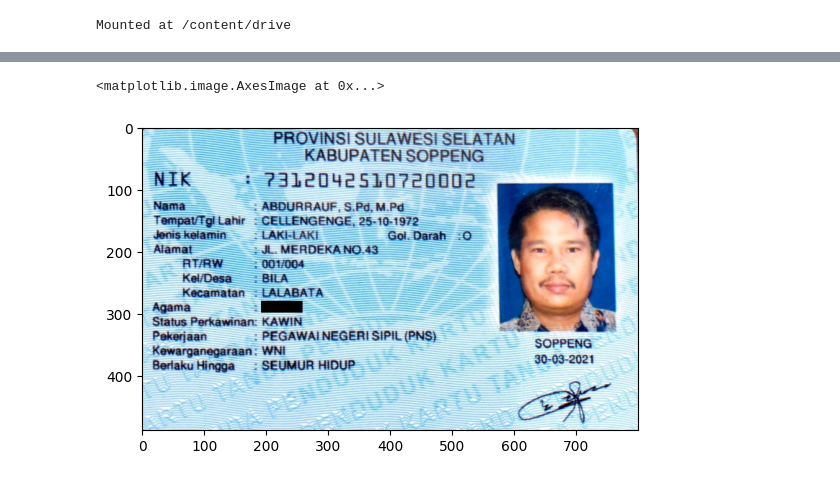
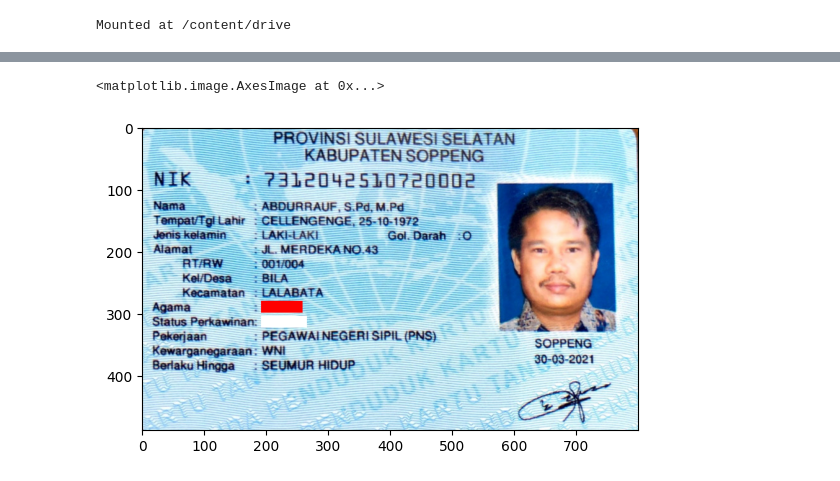
Before and after one commit to mochammadcholilurrokhman/PCVK_Ganjil_Mochammad-Cholilur-Rokhman, a Jupyter notebook: kelompokTugas2.ipynb, the cells around one changed output, grey strips where cells are left out. Saved outputs shown, nothing was run; the diff lists cells and outputs as text; code cells hidden in the pictures.

```diff
--- a/kelompokTugas2.ipynb
+++ b/kelompokTugas2.ipynb
@@ -27,6 +22,8 @@ plt.imshow(img)
 # %%
-cv.rectangle(img, pt1=(192,298), pt2=(258,280), color=(0,0,0), thickness=-1)
+cv.rectangle(img, pt1=(192,298), pt2=(258,280), color=(255,0,0), thickness=-1)
+cv.rectangle(img, pt1=(192,322), pt2=(265,304), color=(255,255,255), thickness=-1)
+
 plt.imshow(img)
 # %% [output]
 <matplotlib.image.AxesImage at 0x...>
-[figure, old version]
+[figure, new version]
```
Also changed, not shown: parts of 3 cells of this notebook.
